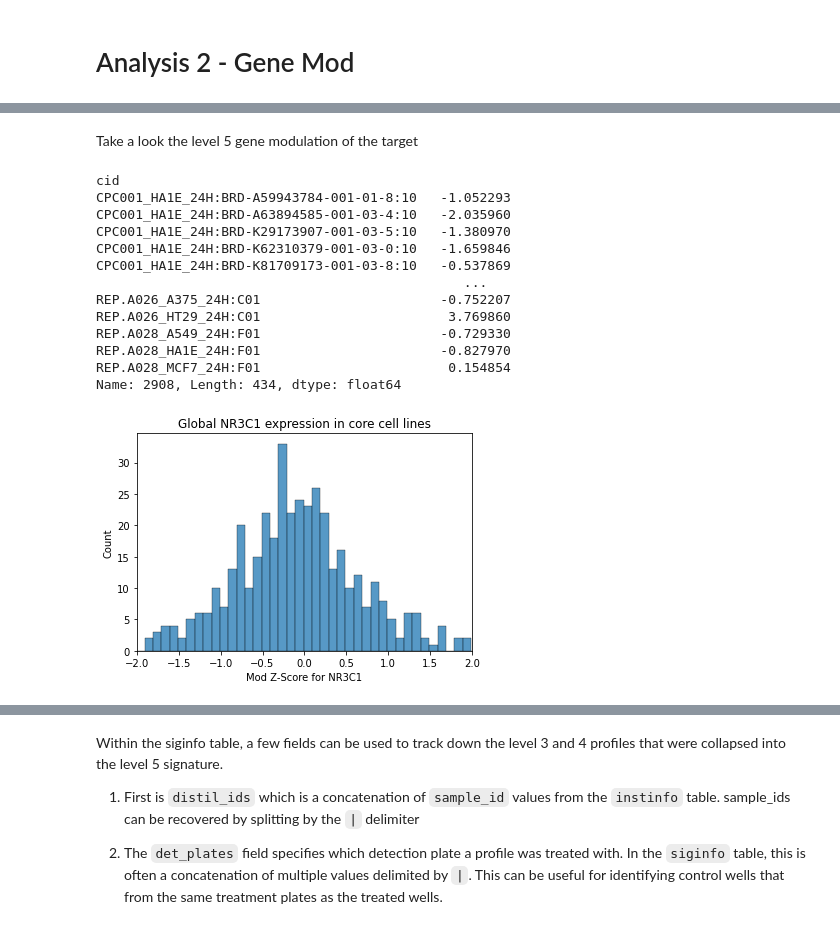
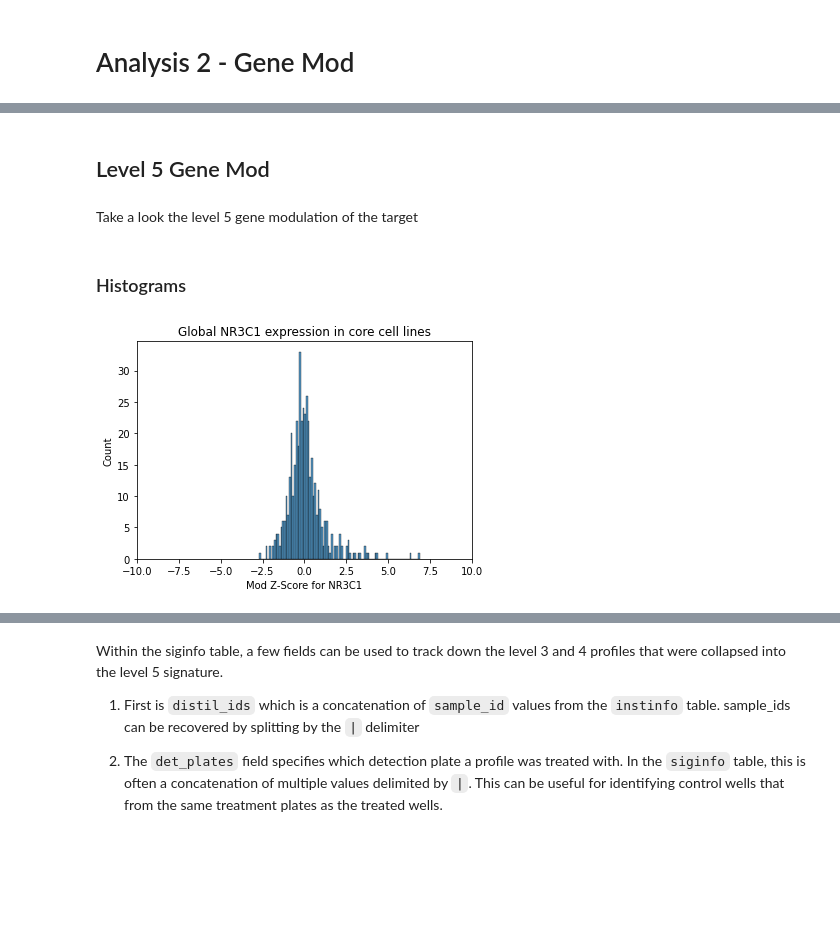
Before and after one commit to cmap/lincs-workshop-2020, a Jupyter notebook: notebooks/data_access/BQ_toolkit_demo.ipynb, the cells around one changed output, grey strips where cells are left out. Cells and saved outputs as stored; diff of their text form; code cells hidden in the pictures; blank space fills up the shorter version.

Commit message:
Improved genemod analysis and made plotting into functions for clarity

```diff
--- a/notebooks/data_access/BQ_toolkit_demo.ipynb
+++ b/notebooks/data_access/BQ_toolkit_demo.ipynb
@@ -591,3 +694,5 @@ plt.tight_layout()
+# %% [markdown]
+## Level 5 Gene Mod
 # %% [markdown]
 Take a look the level 5 gene modulation of the target
 # %%
@@ -596,34 +700,20 @@ target = 'NR3C1'
 target_info = cmap_query.cmap_genes(bq_client, gene_symbol='NR3C1')
 target_gene_id = target_info.gene_id.item()
-# %%
-sample_data_numerical.data_df.loc[str(target_gene_id), :]
-# %% [output]
-cid
-CPC001_HA1E_24H:BRD-A59943784-001-01-8:10   -1.052293
-CPC001_HA1E_24H:BRD-A63894585-001-03-4:10   -2.035960
-CPC001_HA1E_24H:BRD-K29173907-001-03-5:10   -1.380970
-CPC001_HA1E_24H:BRD-K62310379-001-03-0:10   -1.659846
-CPC001_HA1E_24H:BRD-K81709173-001-03-8:10   -0.537869
-                                               ...
-REP.A026_A375_24H:C01                       -0.752207
-REP.A026_HT29_24H:C01                        3.769860
-REP.A028_A549_24H:F01                       -0.729330
-REP.A028_HA1E_24H:F01                       -0.827970
-REP.A028_MCF7_24H:F01                        0.154854
-Name: 2908, Length: 434, dtype: float64
+# %% [markdown]
+### Histograms
 # %%
 sample_data = sample_data_numerical.data_df
 
 cell_sig_ids = siginfo_sample.loc[
   siginfo_sample.cell_iname.eq('MCF7')
 ].sig_id.unique()  #Get sig_ids for cell line
 
-global_genemod = sample_data.loc[str(target_gene_id), :] #Extract correlations for cell line
+global_genemod = sample_data.loc[str(target_gene_id), :] #Extract correlations for target
 sns.histplot(global_genemod,
-              binwidth=0.1).set_xlim(-2, 2)
+              binwidth=0.1).set_xlim(-10, 10)
 
 plt.title('Global {} expression in core cell lines'.format(target))
 plt.xlabel('Mod Z-Score for {}'.format(target))
 plt.show()
 # %% [output]
-[figure, old version]
+[figure, new version]
```
Also changed, not shown: parts of 27 cells of this notebook.
